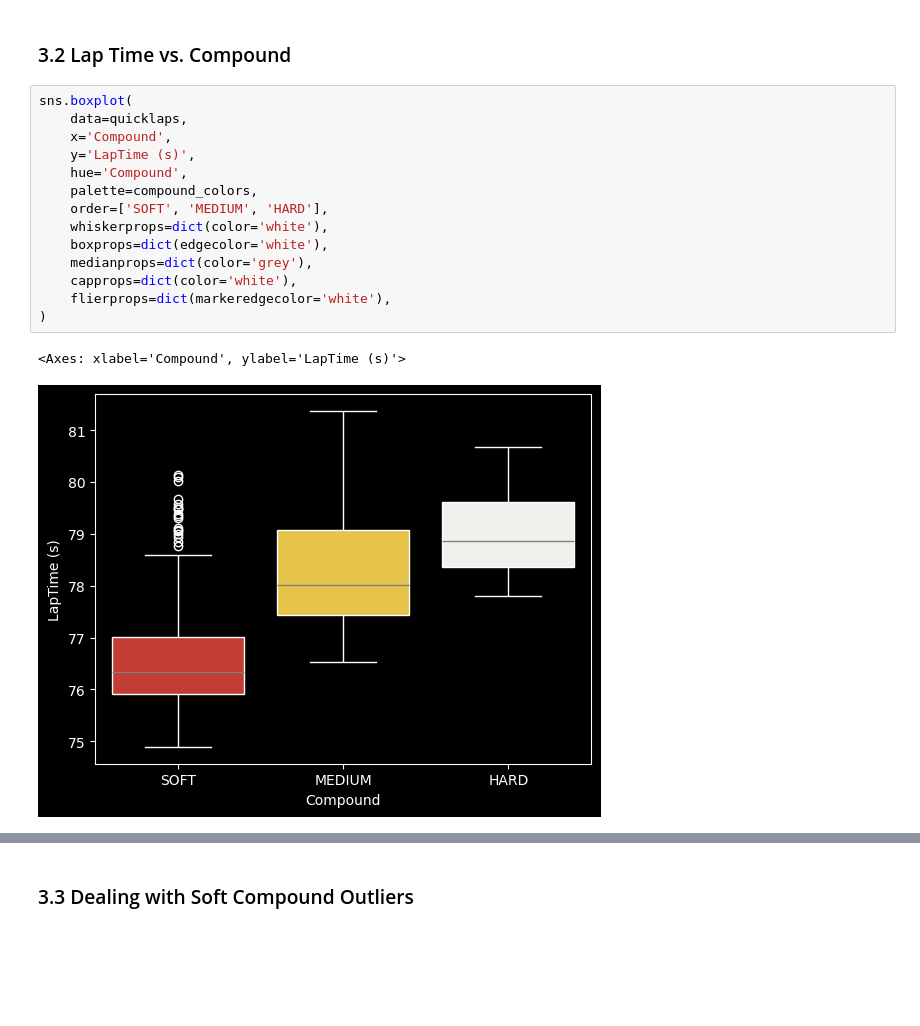
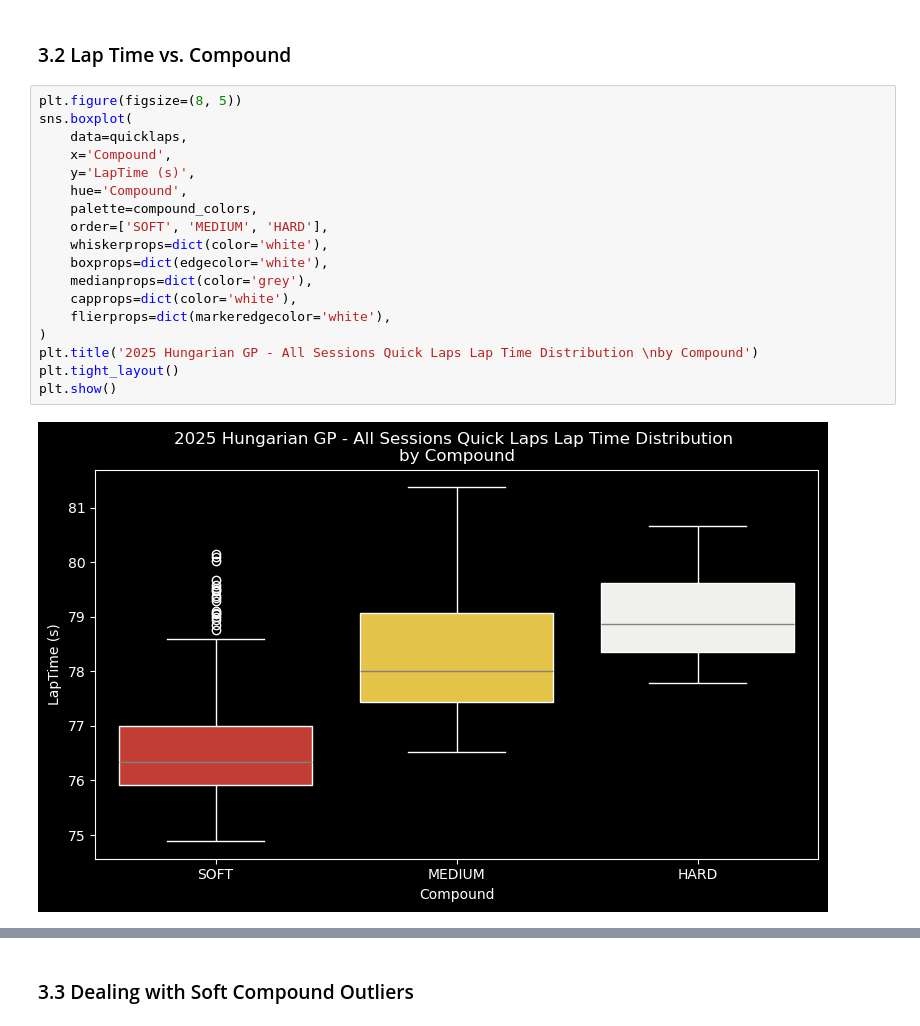
Before and after one commit to hai-henry/f1-midlap-predictor, a Jupyter notebook: notebooks/midlap-predictor.ipynb, the cells around one changed output, grey strips where cells are left out. Drawn from its saved outputs; the diff is of its cells as text; blank space fills up the shorter version.

```diff
--- a/notebooks/midlap-predictor.ipynb
+++ b/notebooks/midlap-predictor.ipynb
@@ -130,22 +155,25 @@ This confirms the performance hierarchy of tire compounds in lap time but also s
 # %% [markdown]
 ### 3.2 Lap Time vs. Compound
 # %%
+plt.figure(figsize=(8, 5))
 sns.boxplot(
     data=quicklaps,
     x='Compound',
     y='LapTime (s)',
     hue='Compound',
     palette=compound_colors,
     order=['SOFT', 'MEDIUM', 'HARD'],
     whiskerprops=dict(color='white'),
     boxprops=dict(edgecolor='white'),
     medianprops=dict(color='grey'),
     capprops=dict(color='white'),
     flierprops=dict(markeredgecolor='white'),
 )
+plt.title('2025 Hungarian GP - All Sessions Quick Laps Lap Time Distribution \nby Compound')
+plt.tight_layout()
+plt.show()
 # %% [output]
-<Axes: xlabel='Compound', ylabel='LapTime (s)'>
-[figure, old version]
+[figure, new version]
 # %% [markdown]
 **Observation:**
 
```
Also changed, not shown: parts of 13 cells of this notebook.
